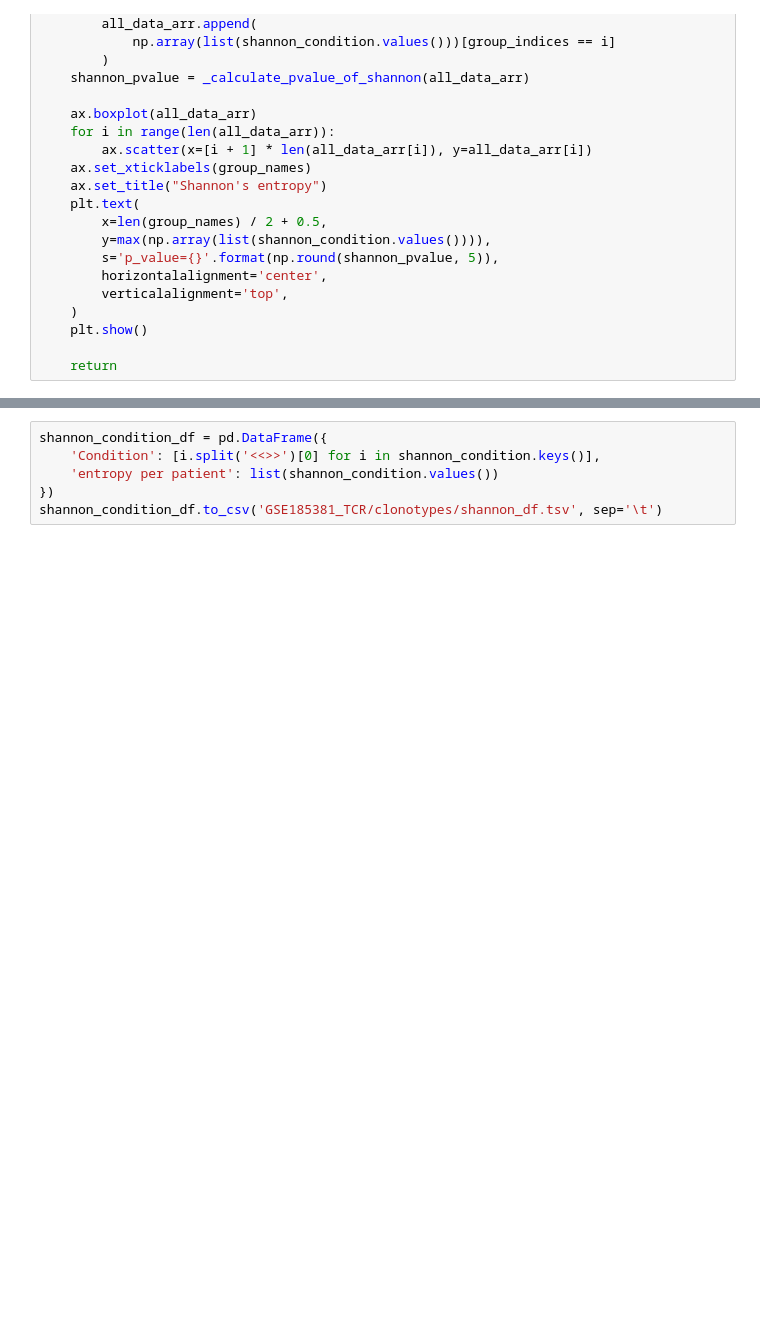
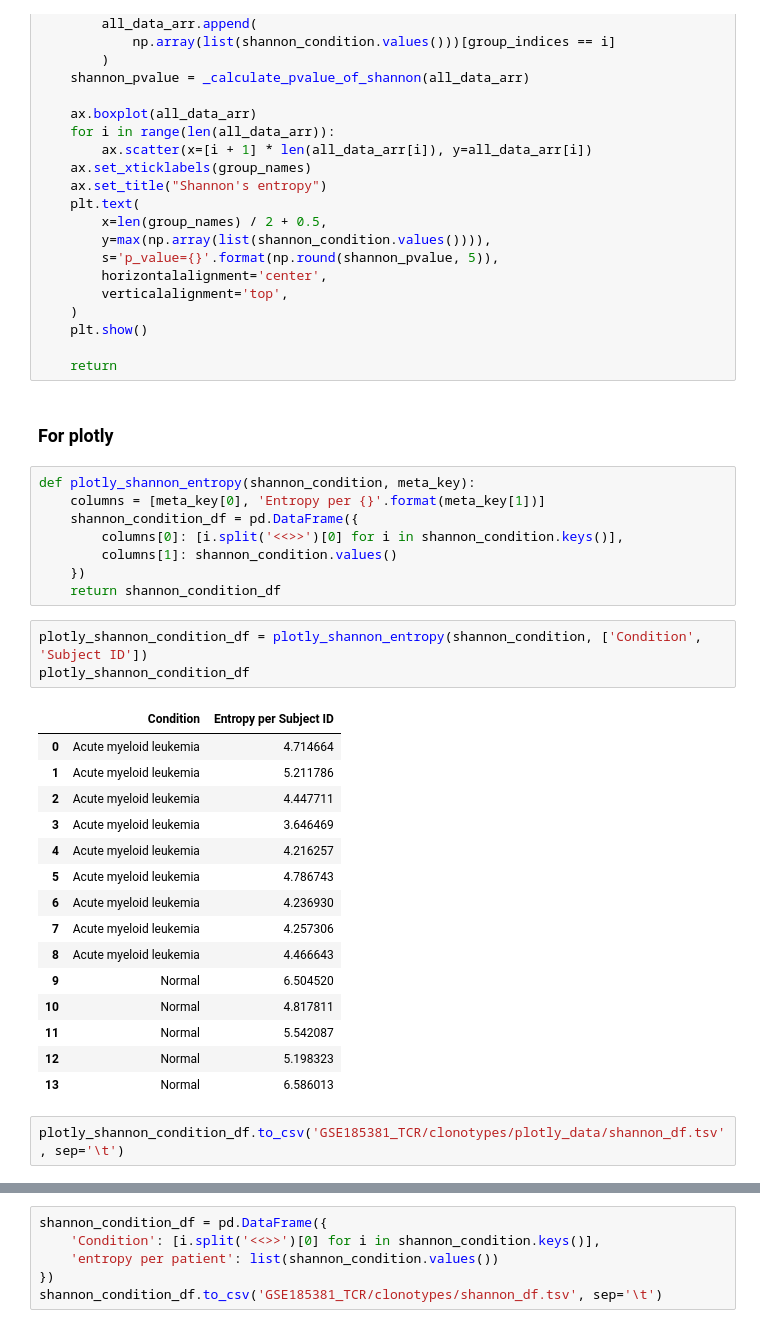
Before and after one commit to sondvo/clonotype_analyses, a Jupyter notebook: TCR_analysis_cleanup.ipynb, the cells around one changed output, grey strips where cells are left out. Cells and saved outputs as stored; diff of their text form; blank space fills up the shorter version.

Commit message:
plotly shannon entropy

```diff
--- a/TCR_analysis_cleanup.ipynb
+++ b/TCR_analysis_cleanup.ipynb
@@ -482,4 +504,35 @@ def visualize_shannon_entropy(shannon_condition, group_indices=[], group_names=[
     plt.show()
 
     return
+# %% [markdown]
+### For plotly
+# %%
+def plotly_shannon_entropy(shannon_condition, meta_key):
+	columns = [meta_key[0], 'Entropy per {}'.format(meta_key[1])]
+	shannon_condition_df = pd.DataFrame({
+		columns[0]: [i.split('<<>>')[0] for i in shannon_condition.keys()],
+		columns[1]: shannon_condition.values()
+	})
+	return shannon_condition_df
+# %%
+plotly_shannon_condition_df = plotly_shannon_entropy(shannon_condition, ['Condition', 'Subject ID'])
+plotly_shannon_condition_df
+# %% [output]
+|  | Condition | Entropy per Subject ID |
+| 0 | Acute myeloid leukemia | 4.714664 |
+| 1 | Acute myeloid leukemia | 5.211786 |
+| 2 | Acute myeloid leukemia | 4.447711 |
+| 3 | Acute myeloid leukemia | 3.646469 |
+| 4 | Acute myeloid leukemia | 4.216257 |
+| 5 | Acute myeloid leukemia | 4.786743 |
+| 6 | Acute myeloid leukemia | 4.236930 |
+| 7 | Acute myeloid leukemia | 4.257306 |
+| 8 | Acute myeloid leukemia | 4.466643 |
+| 9 | Normal | 6.504520 |
+| 10 | Normal | 4.817811 |
+| 11 | Normal | 5.542087 |
+| 12 | Normal | 5.198323 |
+| 13 | Normal | 6.586013 |
+# %%
+plotly_shannon_condition_df.to_csv('GSE185381_TCR/clonotypes/plotly_data/shannon_df.tsv', sep='\t')
 # %% [markdown]
```
Also changed, not shown: parts of 22 cells of this notebook, 3 other files.
